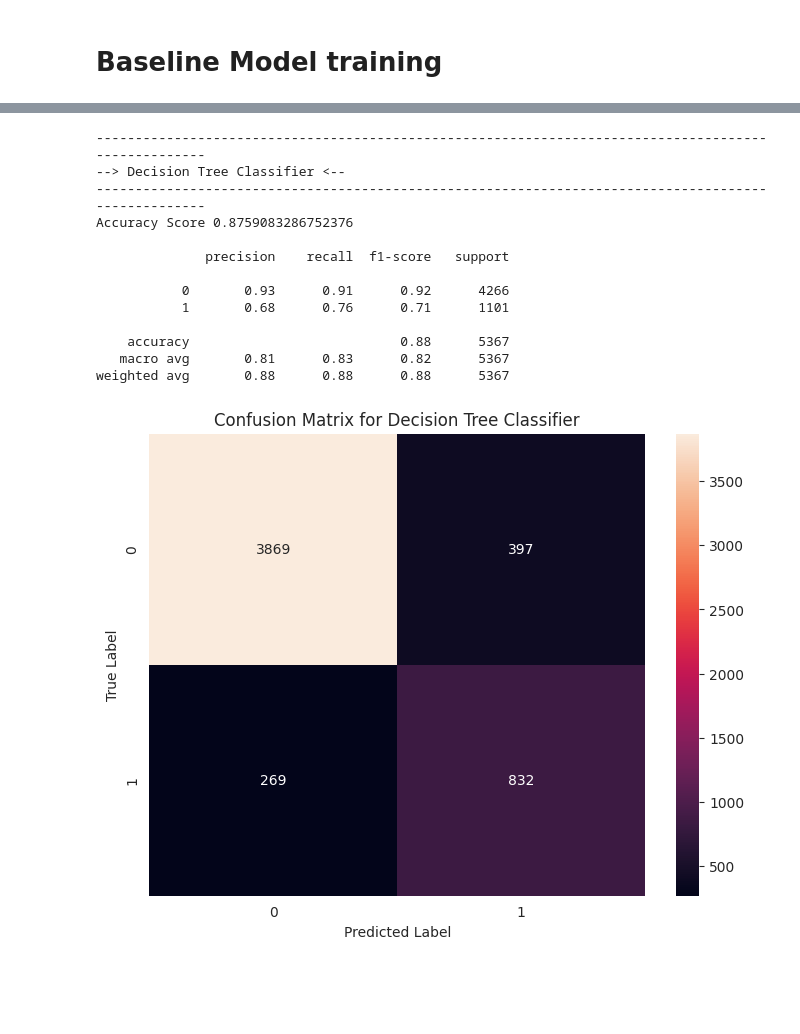
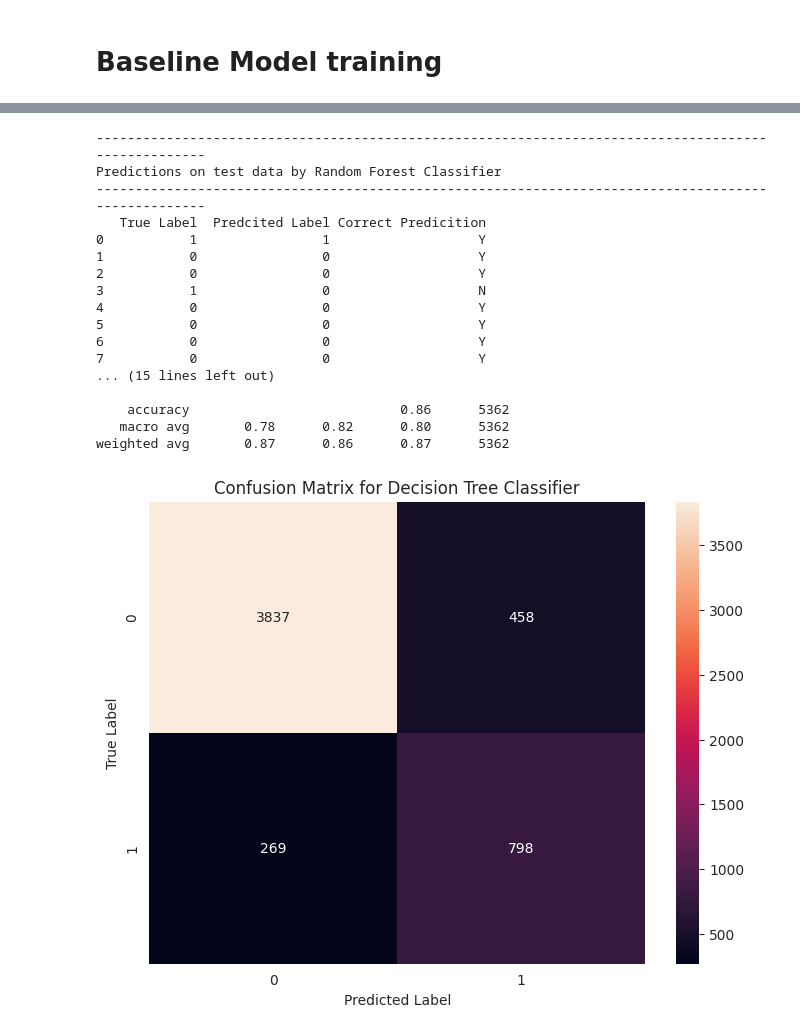
Before and after one commit to faadeola/credit-risk-ml-classification, a Jupyter notebook: credit_class_ml_performace.ipynb, the cells around one changed output, grey strips where cells are left out. Saved outputs shown, nothing was run; the diff lists cells and outputs as text; code cells hidden in the pictures; blank space fills up the shorter version.

Commit message:
Modified the code by splitting data further to create validation set and test set to make predictions on unseen data and print result as a dataframe to compare each model predicitons.

```diff
--- a/credit_class_ml_performace.ipynb
+++ b/credit_class_ml_performace.ipynb
@@ -355,7 +355,12 @@ feature_ord_columns = feature[['loan_grade']].columns
 # Catgorical columns
 feature_cat_columns = feature.select_dtypes(include=['object','category']).drop(columns='loan_grade',axis=1).columns
 # %%
+""" This section splits the dataset into training, validation and testing"""
+
 # Split columns for training and testing
-X_train, x_test, Y_train, y_test = train_test_split(feature, target, test_size = 0.2, random_state = 42)
+X_train, x_test, Y_train, y_test = train_test_split(feature, target, test_size = 0.001, random_state = 42)
+
+# Split training data for validation and main training
+X_Main_train, x_valid, Y_Main_train, y_valid = train_test_split(X_train, Y_train, test_size = 0.2, random_state = 42)
 # %%
 # Get shape of split data
@@ -422,22 +431,22 @@ for abbr, model_dict in models.items():
   pipeline.set_params(model = model_dict['model'])
 
   # Train model with split data
-  pipeline.fit(X_train,Y_train)
+  pipeline.fit(X_Main_train,Y_Main_train)
 
   # Make prediction using
-  y_pred = pipeline.predict(x_test)
+  y_pred = pipeline.predict(x_valid)
 
   # Get metrics
-  acc_score = accuracy_score(y_test,y_pred)
-  class_report = classification_report(y_test,y_pred)
-  cm = confusion_matrix(y_test,y_pred)
+  acc_score = accuracy_score(y_valid,y_pred)
+  class_report = classification_report(y_valid,y_pred)
+  cm = confusion_matrix(y_valid,y_pred)
 
   # Show metrics
   print('-'*100)
   print(f'--> {model_dict['name']} <--')
   print('-'*100)
 
-  print(f'Accuracy Score {acc_score} \n')
+  print(f'Accuracy Score {acc_score:.2f} \n')
   print(class_report)
 
   # Plot the confusion matrix of the model
@@ -451,14 +460,39 @@ for abbr, model_dict in models.items():
   # Add line break
   print('\n\n')
 
+  """ Make predictions with each model on the test data """
+  print('-'*100)
+  print(f'Predictions on test data by {model_dict['name']}')
+  print('-'*100)
+
+  # Predict on unseen data from x_test
+  y_test_pred = pipeline.predict(x_test)
+
+  # Map predictions if they are equal
+  correct_predicition = [ 'Y' if y_test_pred[i] == y_test.iloc[i] else 'N' for i in range(len(y_test_pred)) ]
+
+  # Dataframe to hold
+  predicted = pd.DataFrame({
+      'True Label' : y_test.values,
+      'Predcited Label' : y_test_pred,
+      'Correct Predicition' : correct_predicition
+  })
+
+  print(predicted.head(10))
+
+  # Add line break
+  print('\n\n\n')
+
+  # End of prediction section
+
   # Empty dictionary for inner storage of each model result
   roc_results[abbr] = {}
 
   # Store data into each mdoel dictionaty
   roc_results[abbr]['name'] = model_dict['name']
-  roc_results[abbr]['y_proba'] = pipeline.predict_proba(x_test)[:, 1]
-  roc_results[abbr]['fpr'],roc_results[abbr]['tpr'],roc_results[abbr]['thresholds'] = roc_curve(y_test, roc_results[abbr]['y_proba'])
-  roc_results[abbr]['roc_auc'] = roc_auc_score(y_test, roc_results[abbr]['y_proba'])
+  roc_results[abbr]['y_proba'] = pipeline.predict_proba(x_valid)[:, 1]
+  roc_results[abbr]['fpr'],roc_results[abbr]['tpr'],roc_results[abbr]['thresholds'] = roc_curve(y_valid, roc_results[abbr]['y_proba'])
+  roc_results[abbr]['roc_auc'] = roc_auc_score(y_valid, roc_results[abbr]['y_proba'])
 # %% [output]
 ----------------------------------------------------------------------------------------------------
 --> Random Forest Classifier <--
@@ -476,16 +510,20 @@ weighted avg       0.93      0.93      0.92      5367
 [figure]
 ----------------------------------------------------------------------------------------------------
---> Decision Tree Classifier <--
+Predictions on test data by Random Forest Classifier
 ----------------------------------------------------------------------------------------------------
-Accuracy Score 0.8759083286752376
+   True Label  Predcited Label Correct Predicition
+0           1                1                   Y
+1           0                0                   Y
+2           0                0                   Y
+3           1                0                   N
+4           0                0                   Y
+5           0                0                   Y
+6           0                0                   Y
+7           0                0                   Y
+... (15 lines left out)
 
-              precision    recall  f1-score   support
-
-           0       0.93      0.91      0.92      4266
-           1       0.68      0.76      0.71      1101
-
-    accuracy                           0.88      5367
-   macro avg       0.81      0.83      0.82      5367
-weighted avg       0.88      0.88      0.88      5367
+    accuracy                           0.86      5362
+   macro avg       0.78      0.82      0.80      5362
+weighted avg       0.87      0.86      0.87      5362
-[figure, old version]
+[figure, new version]
 ----------------------------------------------------------------------------------------------------
```
Also changed, not shown: parts of 5 cells of this notebook.
